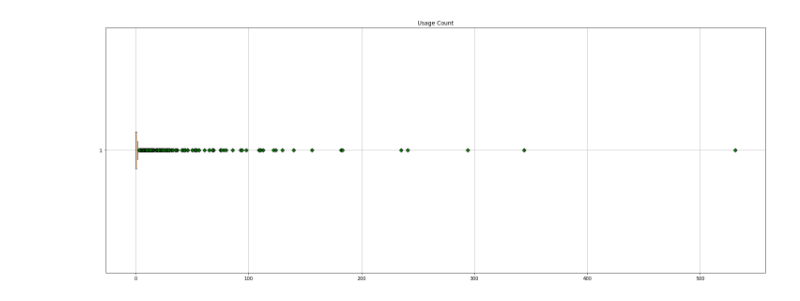
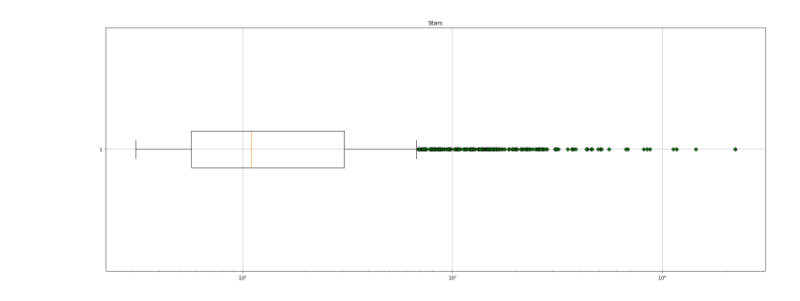
Before and after one commit to rafaatsouza/django-packages-miner, a Jupyter notebook: src/django-packages.ipynb, the cells around one changed output. Saved outputs shown, nothing was run; the diff lists cells and outputs as text; code cells hidden in the pictures.

```diff
--- a/src/django-packages.ipynb
+++ b/src/django-packages.ipynb
@@ -1,6 +1,7 @@
 # %%
 import matplotlib.pyplot as plt
 import pandas as pd
+import numpy as np
 
 df = pd.read_csv('django-packages.csv', sep=';')
 
@@ -15,6 +16,9 @@ df = df[(df['has_valid_repo_url']) & (df['has_valid_repo'])]
 df = df[df['dp_category'].isin(categories)]
 df = df[df['repo_last_modified'] >= '2018-01-01T00:00:00:000']
 
+starts_median = np.median(np.array(df['repo_stars'].values))
+df = df[df['repo_stars'] >= starts_median]
+
 df.sort_values(by=['dp_usage_count'], ascending=False)
 # %% [output]
 |  | dp_slug | dp_category | dp_grids | dp_usage_count | has_valid_repo_url | dp_repo_url | has_valid_repo | ... |
@@ -57,14 +83,15 @@ plt.show()
 # %%
 fig, ax = plt.subplots(figsize=(20, 8))
 
-usage_count = df['dp_usage_count'].values
+repo_stars = df['repo_stars'].values
 
-ax.boxplot(usage_count, flierprops=dict(markerfacecolor='g', marker='D'), vert=False)
-ax.set_title('Usage Count')
+ax.boxplot(repo_stars, flierprops=dict(markerfacecolor='g', marker='D'), vert=False)
+ax.set_title('Stars')
 
+plt.xscale('log')
 plt.tight_layout()
 plt.grid()
 
 plt.show()
 # %% [output]
-[figure, old version]
+[figure, new version]
```
Also changed, not shown: parts of 6 cells of this notebook.
